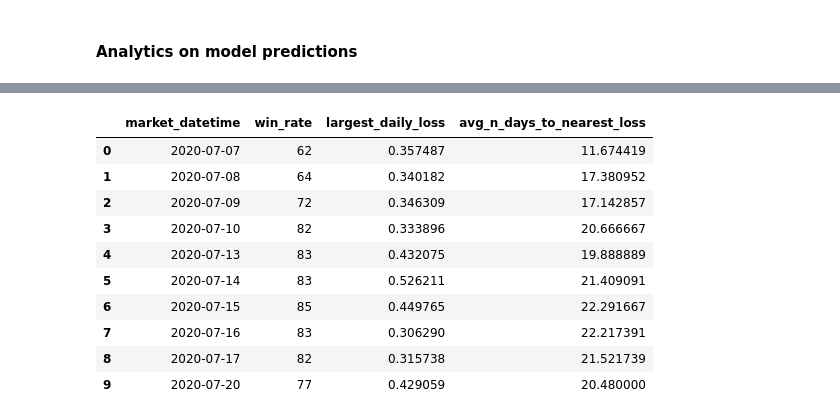
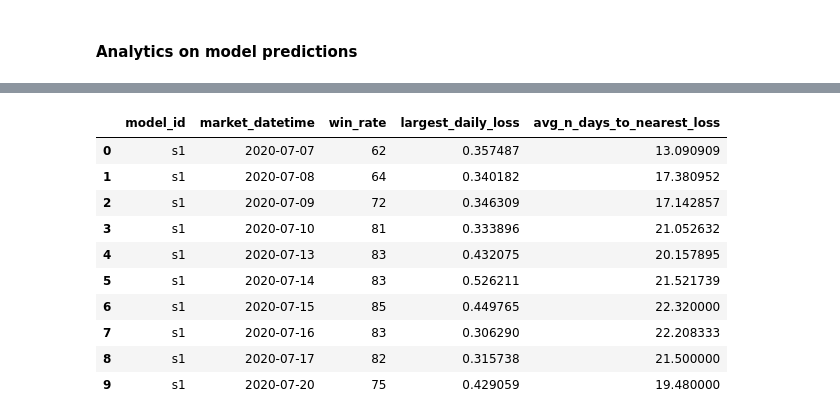
Before and after one commit to rbetzler/fun-times-in-python, a Jupyter notebook: finance/science/exploration/20201124_analytics.ipynb, the cells around one changed output, grey strips where cells are left out. Cells and saved outputs as stored; diff of their text form; code cells hidden in the pictures.

```diff
--- a/finance/science/exploration/20201124_analytics.ipynb
+++ b/finance/science/exploration/20201124_analytics.ipynb
@@ -10,8 +10,6 @@ register_matplotlib_converters()
 # %% [markdown]
 #### Analytics on model predictions
 # %%
-MODEL_ID = 's1'
-SYMBOL = 'ASML'
 query = f'''
     with
     raw_stocks as (
@@ -38,9 +36,9 @@ query = f'''
     , predictions as (
       select *
         , denormalized_prediction as thirty_day_low_prediction
-        , row_number() over (partition by symbol order by market_datetime desc) as rn
+        , row_number() over (partition by model_id, symbol, market_datetime order by file_datetime desc) as rn1
+        , row_number() over (partition by model_id, symbol order by market_datetime desc) as rn2
       from dev.predictions
-      where model_id = '{MODEL_ID}'
     )
     , base as (
      select
@@ -55,14 +53,14 @@ query = f'''
        , greatest((s.thirty_day_low - p.thirty_day_low_prediction) / p.thirty_day_low_prediction, 0) as loss
        , min(case when s.open <= p.thirty_day_low_prediction then s.market_datetime end) over (partition by s.symbol order by s.market_datetime rows between 1 following and 31 following) - s.market_datetime as n_days_to_loss
        , open - mae * 10 as benchmark_prediction
-       --, .9 * open as benchmark_prediction
        , open - mae * 10 < thirty_day_low as benchmarket_is_profitable
      from stocks as s
      inner join predictions as p
        on  p.symbol = s.symbol
        and (p.market_datetime = s.market_datetime
-         or (p.market_datetime < s.market_datetime and p.rn = 1)
+         or (p.market_datetime < s.market_datetime and p.rn2 = 1)
        )
+     where rn1 = 1
     )
     {{cte}}
     '''
@@ -135,26 +141,27 @@ plt.show()
 # %%
 cte = '''
     select
-        market_datetime
+        model_id
+      , market_datetime
       , 100 * sum(case when is_loss then 0 else 1 end) / count(*) as win_rate
       , max(loss) as largest_daily_loss
       , coalesce(avg(n_days_to_loss), 0) as avg_n_days_to_nearest_loss
     from base
-    group by 1
-    order by 1
+    group by 1,2
+    order by 1,2
     '''
 df = utils.query_db(query=query.format(cte=cte))
 df.head(10)
 # %% [output]
-|  | market_datetime | win_rate | largest_daily_loss | avg_n_days_to_nearest_loss |
-| 0 | 2020-07-07 | 62 | 0.357487 | 11.674419 |
-| 1 | 2020-07-08 | 64 | 0.340182 | 17.380952 |
-| 2 | 2020-07-09 | 72 | 0.346309 | 17.142857 |
-| 3 | 2020-07-10 | 82 | 0.333896 | 20.666667 |
-| 4 | 2020-07-13 | 83 | 0.432075 | 19.888889 |
-| 5 | 2020-07-14 | 83 | 0.526211 | 21.409091 |
-| 6 | 2020-07-15 | 85 | 0.449765 | 22.291667 |
-| 7 | 2020-07-16 | 83 | 0.306290 | 22.217391 |
-| 8 | 2020-07-17 | 82 | 0.315738 | 21.521739 |
-| 9 | 2020-07-20 | 77 | 0.429059 | 20.480000 |
+|  | model_id | market_datetime | win_rate | largest_daily_loss | avg_n_days_to_nearest_loss |
+| 0 | s1 | 2020-07-07 | 62 | 0.357487 | 13.090909 |
+| 1 | s1 | 2020-07-08 | 64 | 0.340182 | 17.380952 |
+| 2 | s1 | 2020-07-09 | 72 | 0.346309 | 17.142857 |
+| 3 | s1 | 2020-07-10 | 81 | 0.333896 | 21.052632 |
+| 4 | s1 | 2020-07-13 | 83 | 0.432075 | 20.157895 |
+| 5 | s1 | 2020-07-14 | 83 | 0.526211 | 21.521739 |
+| 6 | s1 | 2020-07-15 | 85 | 0.449765 | 22.320000 |
+| 7 | s1 | 2020-07-16 | 83 | 0.306290 | 22.208333 |
+| 8 | s1 | 2020-07-17 | 82 | 0.315738 | 21.500000 |
+| 9 | s1 | 2020-07-20 | 75 | 0.429059 | 19.480000 |
 # %%
```
Also changed, not shown: parts of 4 cells of this notebook.
